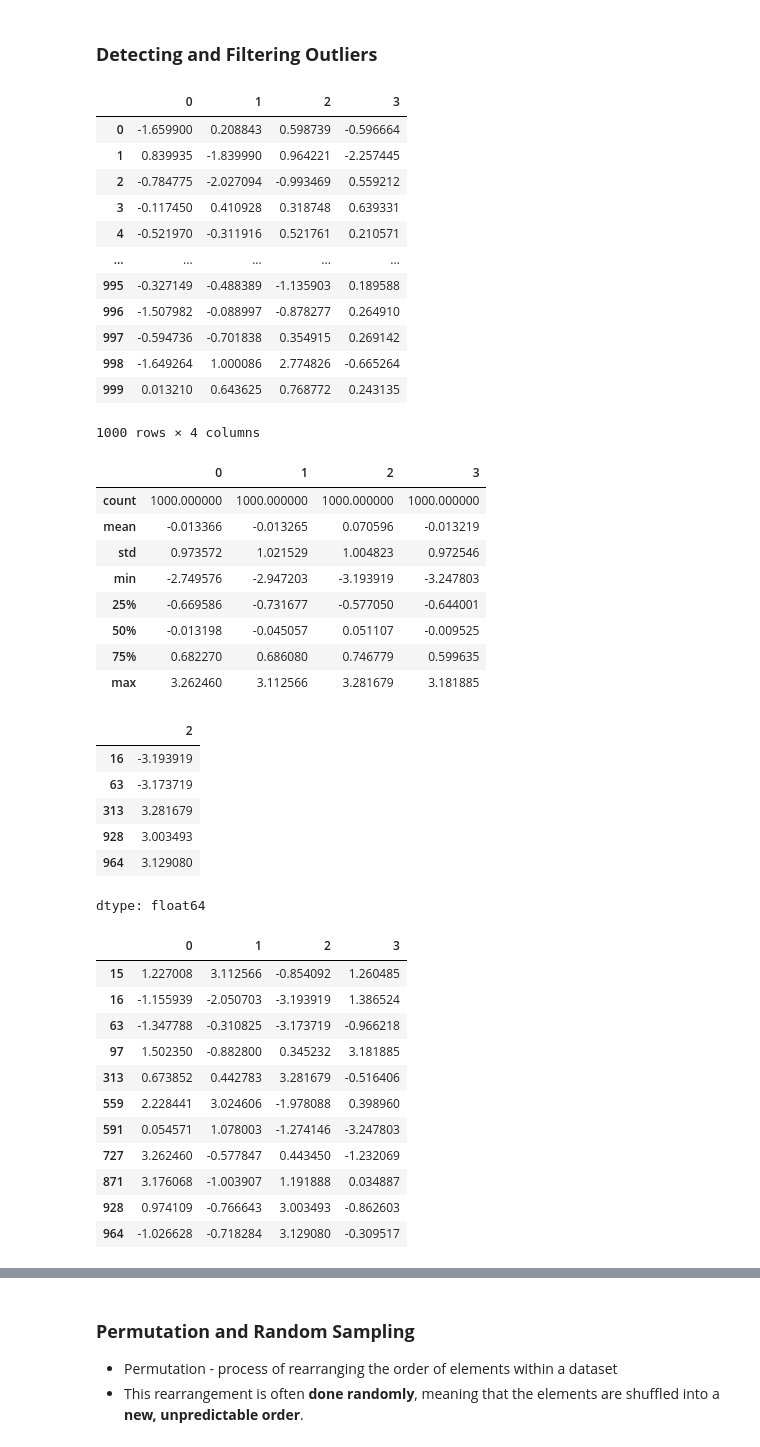
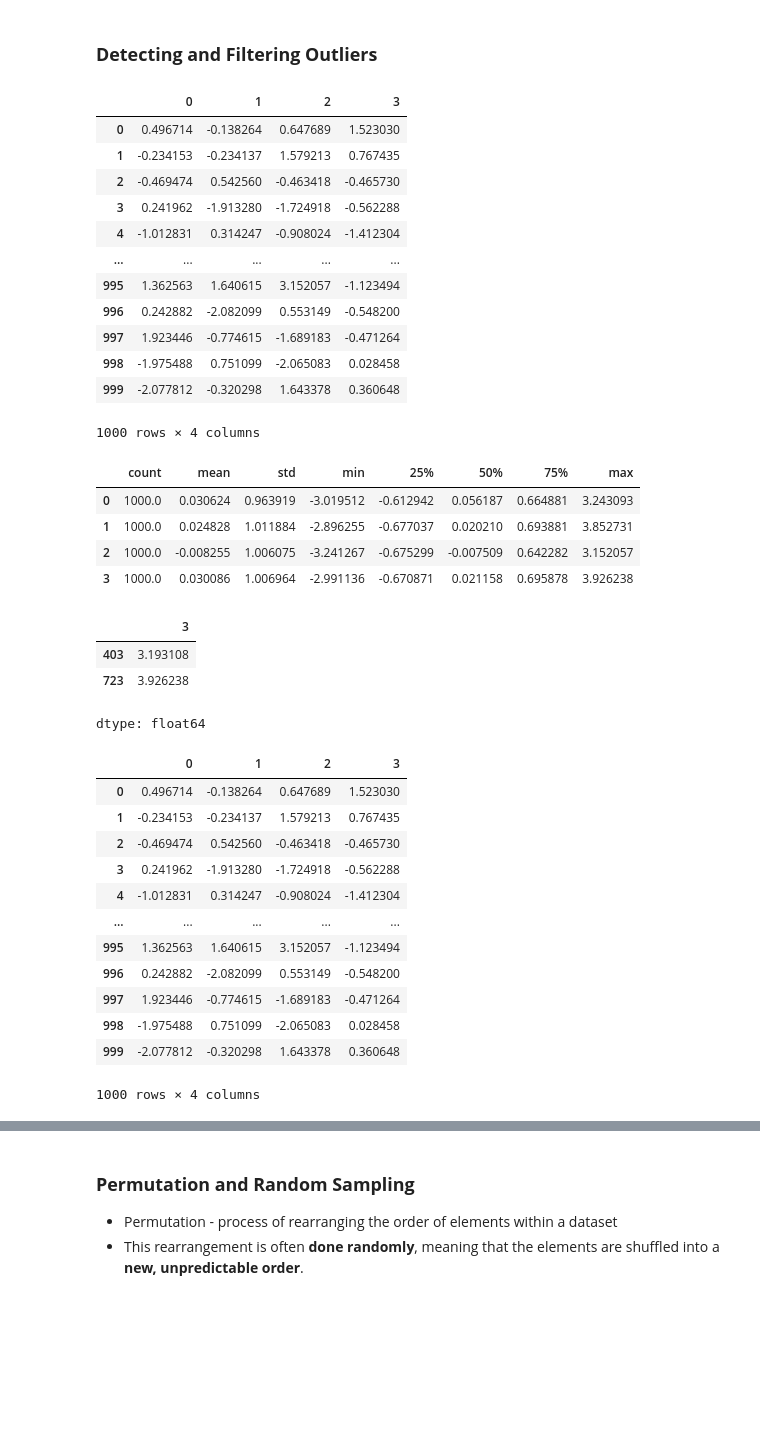
Before and after one commit to hathimazman/Master-Data-Science, a Jupyter notebook: Semester_1/Data_Science/Class Notes/P153146_Week10_DataWrangling_20241215.ipynb, the cells around one changed output, grey strips where cells are left out. Saved outputs shown, nothing was run; the diff lists cells and outputs as text; code cells hidden in the pictures; blank space fills up the shorter version.

```diff
--- a/Semester_1/Data_Science/Class Notes/P153146_Week10_DataWrangling_20241215.ipynb
+++ b/Semester_1/Data_Science/Class Notes/P153146_Week10_DataWrangling_20241215.ipynb
@@ -635,57 +635,59 @@ dtype: int64
 # %%
 # DataFrame with some normally distributed data
 # DataFrame of 1000x4
+data = pd.DataFrame(np.random.standard_normal((1000, 4)))
+data
 # %% [output]
 |  | 0 | 1 | 2 | 3 |
-| 0 | -1.659900 | 0.208843 | 0.598739 | -0.596664 |
-| 1 | 0.839935 | -1.839990 | 0.964221 | -2.257445 |
-| 2 | -0.784775 | -2.027094 | -0.993469 | 0.559212 |
-| 3 | -0.117450 | 0.410928 | 0.318748 | 0.639331 |
-| 4 | -0.521970 | -0.311916 | 0.521761 | 0.210571 |
+| 0 | 0.496714 | -0.138264 | 0.647689 | 1.523030 |
+| 1 | -0.234153 | -0.234137 | 1.579213 | 0.767435 |
+| 2 | -0.469474 | 0.542560 | -0.463418 | -0.465730 |
+| 3 | 0.241962 | -1.913280 | -1.724918 | -0.562288 |
+| 4 | -1.012831 | 0.314247 | -0.908024 | -1.412304 |
 | ... | ... | ... | ... | ... |
-| 995 | -0.327149 | -0.488389 | -1.135903 | 0.189588 |
-| 996 | -1.507982 | -0.088997 | -0.878277 | 0.264910 |
-| 997 | -0.594736 | -0.701838 | 0.354915 | 0.269142 |
-| 998 | -1.649264 | 1.000086 | 2.774826 | -0.665264 |
-| 999 | 0.013210 | 0.643625 | 0.768772 | 0.243135 |
+| 995 | 1.362563 | 1.640615 | 3.152057 | -1.123494 |
+| 996 | 0.242882 | -2.082099 | 0.553149 | -0.548200 |
+| 997 | 1.923446 | -0.774615 | -1.689183 | -0.471264 |
+| 998 | -1.975488 | 0.751099 | -2.065083 | 0.028458 |
+| 999 | -2.077812 | -0.320298 | 1.643378 | 0.360648 |
 1000 rows × 4 columns
 # %%
 # Explore the dataset in terms of statistics
+data.describe().T
 # %% [output]
-|  | 0 | 1 | 2 | 3 |
-| count | 1000.000000 | 1000.000000 | 1000.000000 | 1000.000000 |
-| mean | -0.013366 | -0.013265 | 0.070596 | -0.013219 |
-| std | 0.973572 | 1.021529 | 1.004823 | 0.972546 |
-| min | -2.749576 | -2.947203 | -3.193919 | -3.247803 |
-| 25% | -0.669586 | -0.731677 | -0.577050 | -0.644001 |
-| 50% | -0.013198 | -0.045057 | 0.051107 | -0.009525 |
-| 75% | 0.682270 | 0.686080 | 0.746779 | 0.599635 |
-| max | 3.262460 | 3.112566 | 3.281679 | 3.181885 |
+|  | count | mean | std | min | 25% | 50% | 75% | max |
+| 0 | 1000.0 | 0.030624 | 0.963919 | -3.019512 | -0.612942 | 0.056187 | 0.664881 | 3.243093 |
+| 1 | 1000.0 | 0.024828 | 1.011884 | -2.896255 | -0.677037 | 0.020210 | 0.693881 | 3.852731 |
+| 2 | 1000.0 | -0.008255 | 1.006075 | -3.241267 | -0.675299 | -0.007509 | 0.642282 | 3.152057 |
+| 3 | 1000.0 | 0.030086 | 1.006964 | -2.991136 | -0.670871 | 0.021158 | 0.695878 | 3.926238 |
 # %%
 # Find values in one of the columns exceeding 3 in absolute value
 # Extracting 3rd column
+col = data[3]
+col[col.abs() > 3]
 # %% [output]
-|  | 2 |
-| 16 | -3.193919 |
-| 63 | -3.173719 |
-| 313 | 3.281679 |
-| 928 | 3.003493 |
-| 964 | 3.129080 |
+|  | 3 |
+| 403 | 3.193108 |
+| 723 | 3.926238 |
 dtype: float64
 # %%
-# Select any rows having at least one value exceeding sd of 3 or –3
+# Select any rows having at least one value exceeding 3 or –3
+data[(data.abs() > 3.2).any(axis=1)]
+
+data.loc[:,(data.abs() > 3.2).any(axis=0)]
 # %% [output]
 |  | 0 | 1 | 2 | 3 |
-| 15 | 1.227008 | 3.112566 | -0.854092 | 1.260485 |
-| 16 | -1.155939 | -2.050703 | -3.193919 | 1.386524 |
-| 63 | -1.347788 | -0.310825 | -3.173719 | -0.966218 |
-| 97 | 1.502350 | -0.882800 | 0.345232 | 3.181885 |
-| 313 | 0.673852 | 0.442783 | 3.281679 | -0.516406 |
-| 559 | 2.228441 | 3.024606 | -1.978088 | 0.398960 |
-| 591 | 0.054571 | 1.078003 | -1.274146 | -3.247803 |
-| 727 | 3.262460 | -0.577847 | 0.443450 | -1.232069 |
-| 871 | 3.176068 | -1.003907 | 1.191888 | 0.034887 |
-| 928 | 0.974109 | -0.766643 | 3.003493 | -0.862603 |
-| 964 | -1.026628 | -0.718284 | 3.129080 | -0.309517 |
+| 0 | 0.496714 | -0.138264 | 0.647689 | 1.523030 |
+| 1 | -0.234153 | -0.234137 | 1.579213 | 0.767435 |
+| 2 | -0.469474 | 0.542560 | -0.463418 | -0.465730 |
+| 3 | 0.241962 | -1.913280 | -1.724918 | -0.562288 |
+| 4 | -1.012831 | 0.314247 | -0.908024 | -1.412304 |
+| ... | ... | ... | ... | ... |
+| 995 | 1.362563 | 1.640615 | 3.152057 | -1.123494 |
+| 996 | 0.242882 | -2.082099 | 0.553149 | -0.548200 |
+| 997 | 1.923446 | -0.774615 | -1.689183 | -0.471264 |
+| 998 | -1.975488 | 0.751099 | -2.065083 | 0.028458 |
+| 999 | -2.077812 | -0.320298 | 1.643378 | 0.360648 |
+1000 rows × 4 columns
 # %%
 # Cap values outside the interval, more than abs(sd) = 3 to minimum –3 and maximum 3
```
Also changed, not shown: parts of 46 cells of this notebook, 20 other files.
